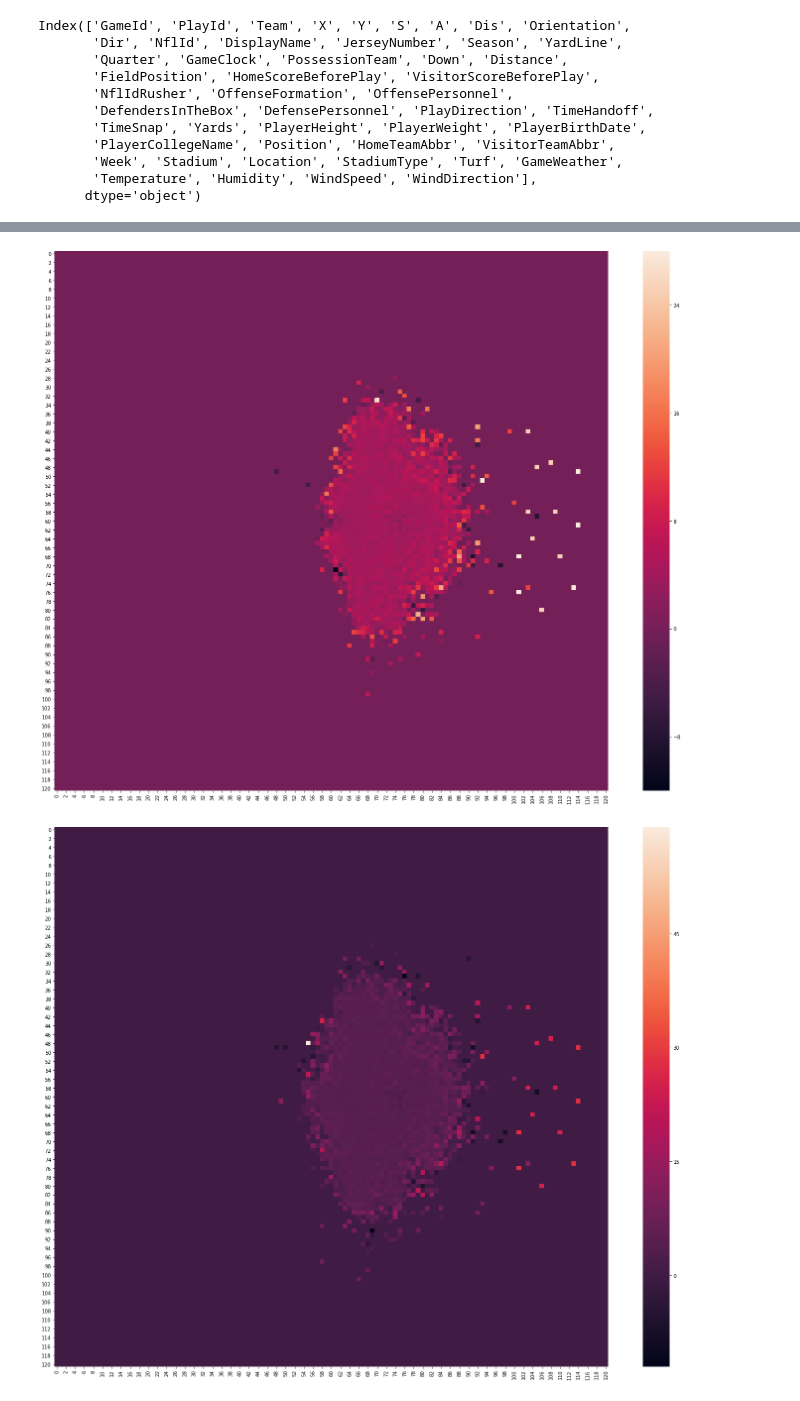
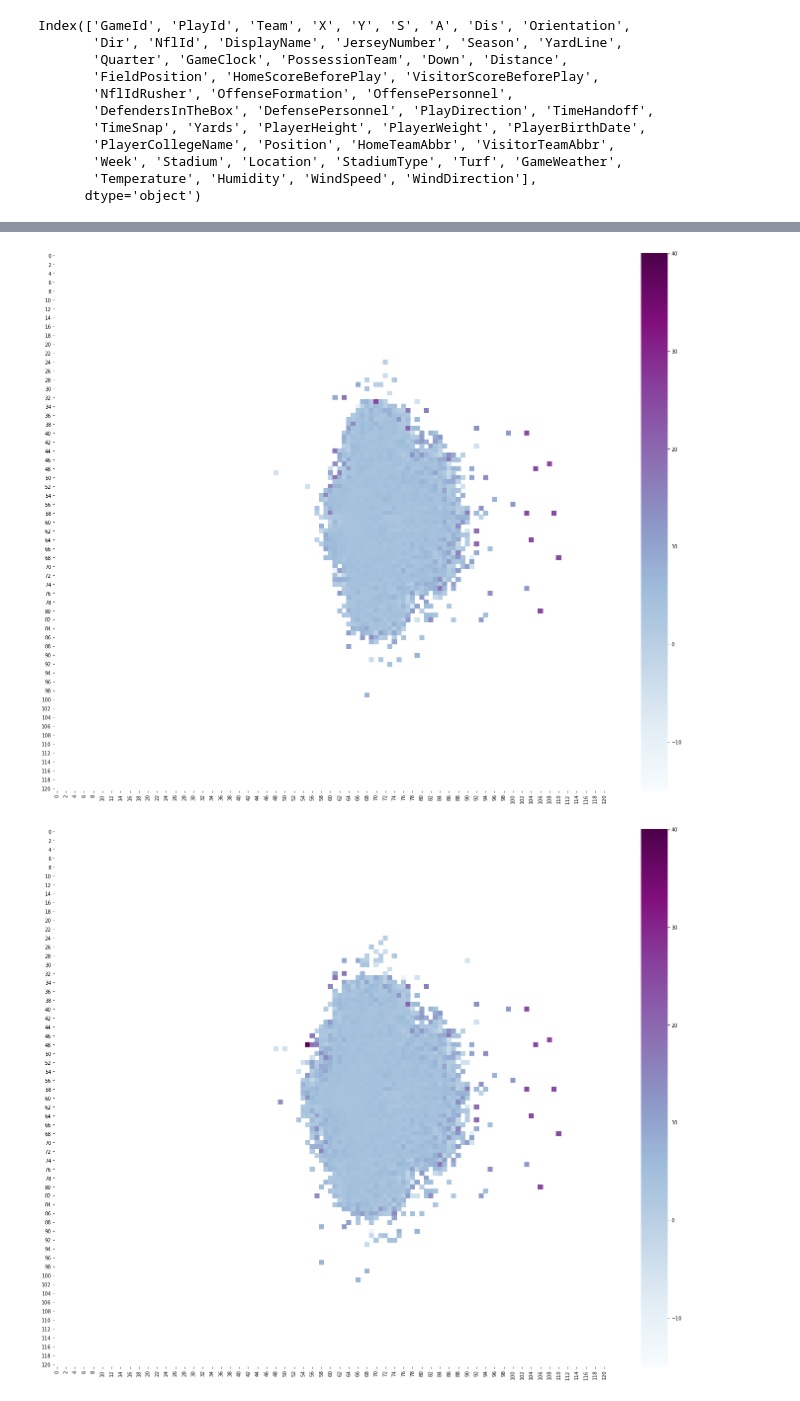
Before and after one commit to alexander-moore/DS502_Final, a Jupyter notebook: ethan/version_3.ipynb, the cells around one changed output, grey strips where cells are left out. Saved outputs shown, nothing was run; the diff lists cells and outputs as text; code cells hidden in the pictures.

```diff
--- a/ethan/version_3.ipynb
+++ b/ethan/version_3.ipynb
@@ -97,10 +109,12 @@ ax = sns.heatmap(offense_mean_yards)
 # %%
+defense_mean_yards[defense_player_count==0] = np.nan
 def_fig = plt.figure(figsize=(25,20))
-ax = sns.heatmap(defense_mean_yards)
+ax = sns.heatmap(defense_mean_yards,-15,40,cmap='BuPu')
 # %% [output]
-[figure, old version]
+[figure, new version]
 # %%
+total_mean_yards[total_player_count==0] = np.nan
 tot_fig = plt.figure(figsize=(25,20))
-ax = sns.heatmap(total_mean_yards)
+ax = sns.heatmap(total_mean_yards,-15,40,cmap='BuPu')
 # %% [output]
-[figure, old version]
+[figure, new version]
```
Also changed, not shown: parts of 5 cells of this notebook, 2 other files.
